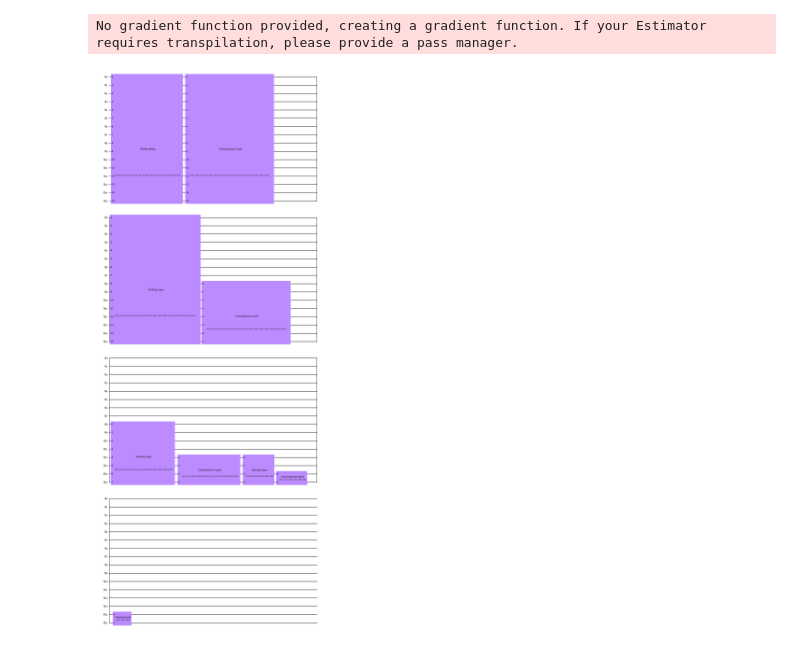
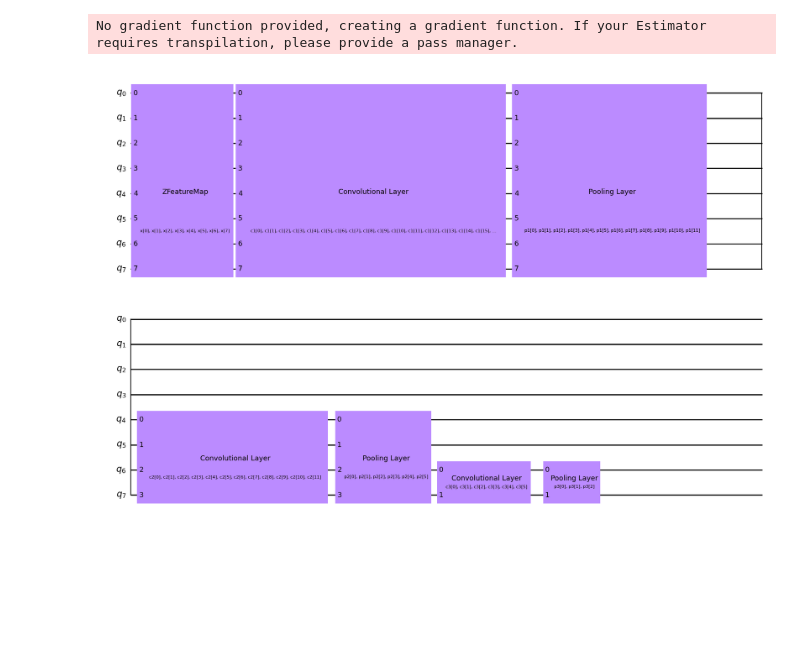
Before and after one commit to 8tsmith11/fcc-jet-identification, a Jupyter notebook: notebooks/qcnn_test.ipynb, the cells around one changed output. Drawn from its saved outputs; the diff is of its cells as text; code cells hidden in the pictures; blank space fills up the shorter version.

```diff
--- a/notebooks/qcnn_test.ipynb
+++ b/notebooks/qcnn_test.ipynb
@@ -1,17 +1,17 @@
 # %%
 from qcnn.model import qcnn
 from qcnn.datasets import generate_line_dataset
 import matplotlib.pyplot as plt
 from qiskit_machine_learning.optimizers import COBYLA
 from qiskit_machine_learning.algorithms.classifiers import NeuralNetworkClassifier
 import numpy as np
 from sklearn.model_selection import train_test_split
 from IPython.display import clear_output
 
-width, height = 4, 4
+width, height = 4, 2
 circuit, qnn = qcnn(width * height)
 circuit.draw("mpl", style="clifford")
 # %% [output]
 No gradient function provided, creating a gradient function. If your Estimator requires transpilation, please provide a pass manager.
-[figure, old version]
+[figure, new version]
 # %%
```
Also changed, not shown: parts of 6 cells of this notebook, 3 other files.
